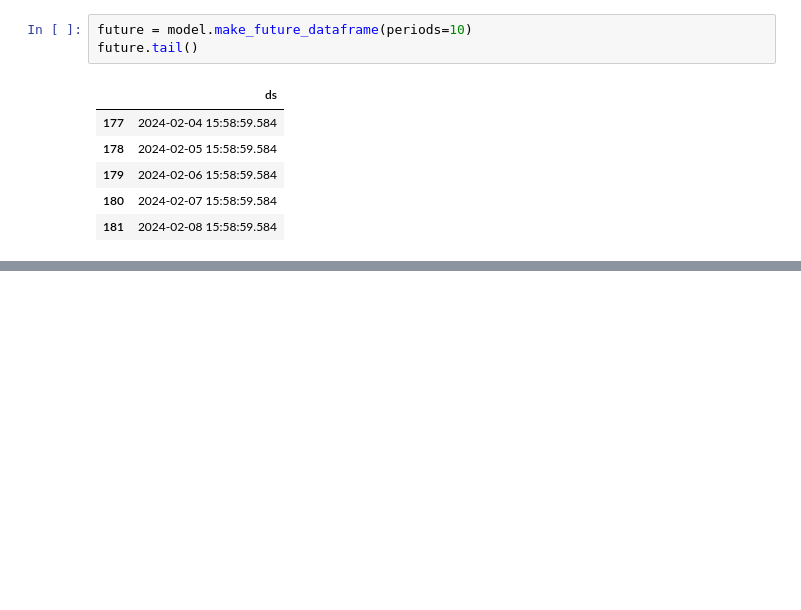
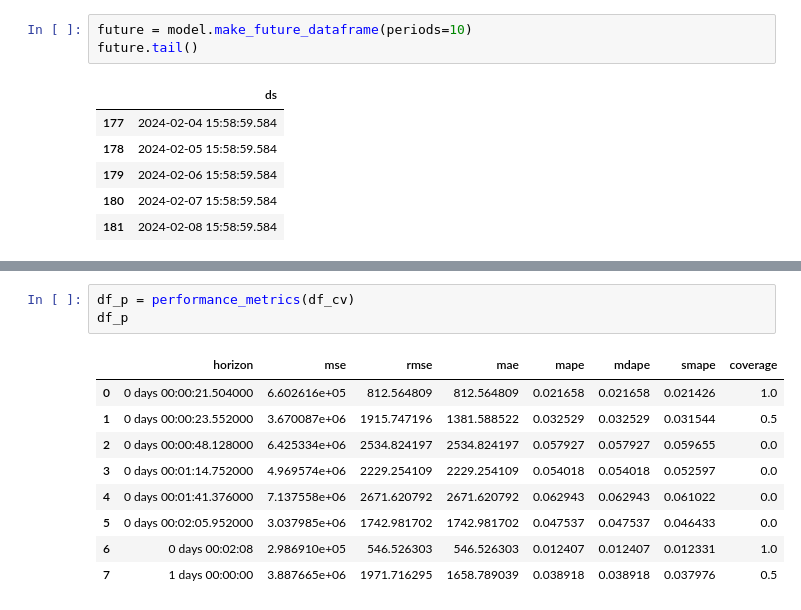
Before and after one commit to kennywang112/Bitcoin-Prediction, a Jupyter notebook: Prophet.ipynb, the cells around one changed output, grey strips where cells are left out. Drawn from its saved outputs; the diff is of its cells as text; blank space fills up the shorter version.

```diff
--- a/Prophet.ipynb
+++ b/Prophet.ipynb
@@ -120,0 +211,13 @@ fig1 = model.plot(forecast)
+# %%
+df_p = performance_metrics(df_cv)
+df_p
+# %% [output]
+|  | horizon | mse | rmse | mae | mape | mdape | smape | coverage |
+| 0 | 0 days 00:00:21.504000 | 6.602616e+05 | 812.564809 | 812.564809 | 0.021658 | 0.021658 | 0.021426 | 1.0 |
+| 1 | 0 days 00:00:23.552000 | 3.670087e+06 | 1915.747196 | 1381.588522 | 0.032529 | 0.032529 | 0.031544 | 0.5 |
+| 2 | 0 days 00:00:48.128000 | 6.425334e+06 | 2534.824197 | 2534.824197 | 0.057927 | 0.057927 | 0.059655 | 0.0 |
+| 3 | 0 days 00:01:14.752000 | 4.969574e+06 | 2229.254109 | 2229.254109 | 0.054018 | 0.054018 | 0.052597 | 0.0 |
+| 4 | 0 days 00:01:41.376000 | 7.137558e+06 | 2671.620792 | 2671.620792 | 0.062943 | 0.062943 | 0.061022 | 0.0 |
+| 5 | 0 days 00:02:05.952000 | 3.037985e+06 | 1742.981702 | 1742.981702 | 0.047537 | 0.047537 | 0.046433 | 0.0 |
+| 6 | 0 days 00:02:08 | 2.986910e+05 | 546.526303 | 546.526303 | 0.012407 | 0.012407 | 0.012331 | 1.0 |
+| 7 | 1 days 00:00:00 | 3.887665e+06 | 1971.716295 | 1658.789039 | 0.038918 | 0.038918 | 0.037976 | 0.5 |
```
Also changed, not shown: parts of 12 cells of this notebook, 1 other file.
